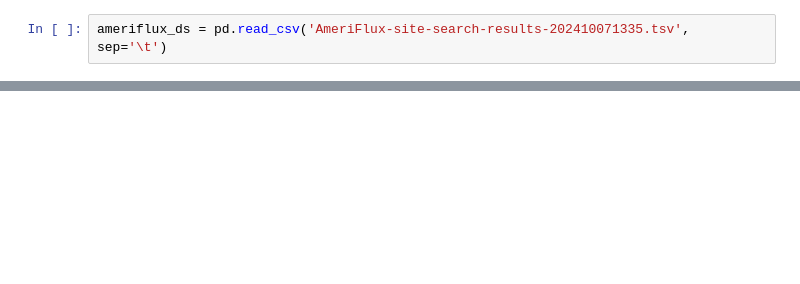
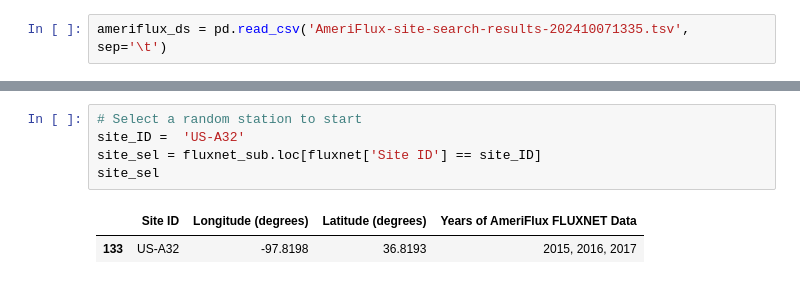
Before and after one commit to hannahzafar/FLUXNET-Model-comparison, a Jupyter notebook: sites.ipynb, the cells around one changed output, grey strips where cells are left out. Saved outputs shown, nothing was run; the diff lists cells and outputs as text; blank space fills up the shorter version.

```diff
--- a/sites.ipynb
+++ b/sites.ipynb
@@ -40,0 +37,8 @@ print(cartopy.config['data_dir'])
+# %%
+# Select a random station to start
+site_ID =  'US-A32'
+site_sel = fluxnet_sub.loc[fluxnet['Site ID'] == site_ID]
+site_sel
+# %% [output]
+|  | Site ID | Longitude (degrees) | Latitude (degrees) | Years of AmeriFlux FLUXNET Data |
+| 133 | US-A32 | -97.8198 | 36.8193 | 2015, 2016, 2017 |
```
Also changed, not shown: parts of 14 cells of this notebook.
